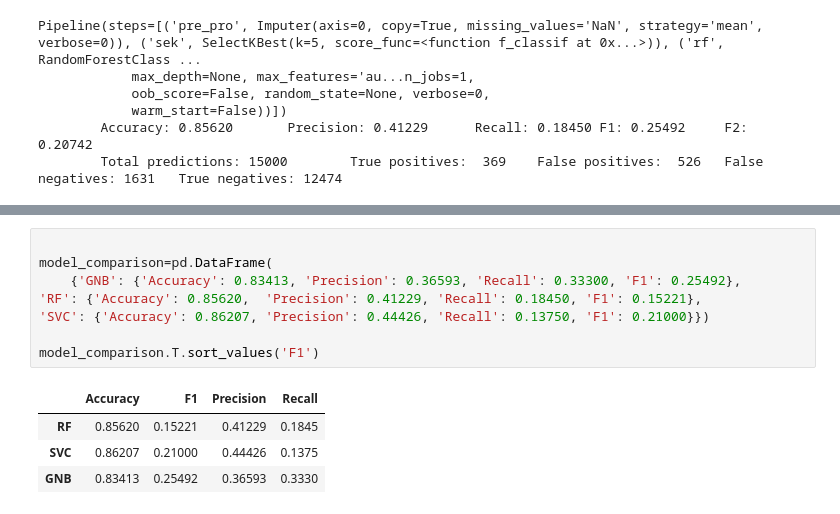
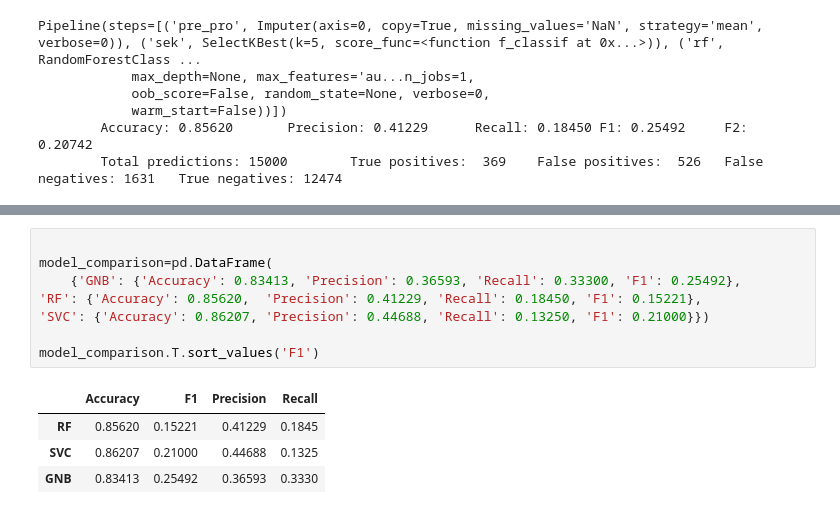
Before and after one commit to saraheshuang/Enron_email_Detection, a Jupyter notebook: Enron_Email_Final_Project-Document.ipynb, the cells around one changed output, grey strips where cells are left out. Saved outputs shown, nothing was run; the diff lists cells and outputs as text.

```diff
--- a/Enron_Email_Final_Project-Document.ipynb
+++ b/Enron_Email_Final_Project-Document.ipynb
@@ -613,13 +617,13 @@ Pipeline(steps=[('pre_pro', Imputer(axis=0, copy=True, missing_values='NaN', str
 # %%
 
 model_comparison=pd.DataFrame(
     {'GNB': {'Accuracy': 0.83413, 'Precision': 0.36593, 'Recall': 0.33300, 'F1': 0.25492},
 'RF': {'Accuracy': 0.85620,  'Precision': 0.41229, 'Recall': 0.18450, 'F1': 0.15221},
-'SVC': {'Accuracy': 0.86207, 'Precision': 0.44426, 'Recall': 0.13750, 'F1': 0.21000}})
+'SVC': {'Accuracy': 0.86207, 'Precision': 0.44688, 'Recall': 0.13250, 'F1': 0.21000}})
 
 model_comparison.T.sort_values('F1')
 # %% [output]
 |  | Accuracy | F1 | Precision | Recall |
 | RF | 0.85620 | 0.15221 | 0.41229 | 0.1845 |
-| SVC | 0.86207 | 0.21000 | 0.44426 | 0.1375 |
+| SVC | 0.86207 | 0.21000 | 0.44688 | 0.1325 |
 | GNB | 0.83413 | 0.25492 | 0.36593 | 0.3330 |
```
Also changed, not shown: parts of 4 cells of this notebook, 2 other files.
